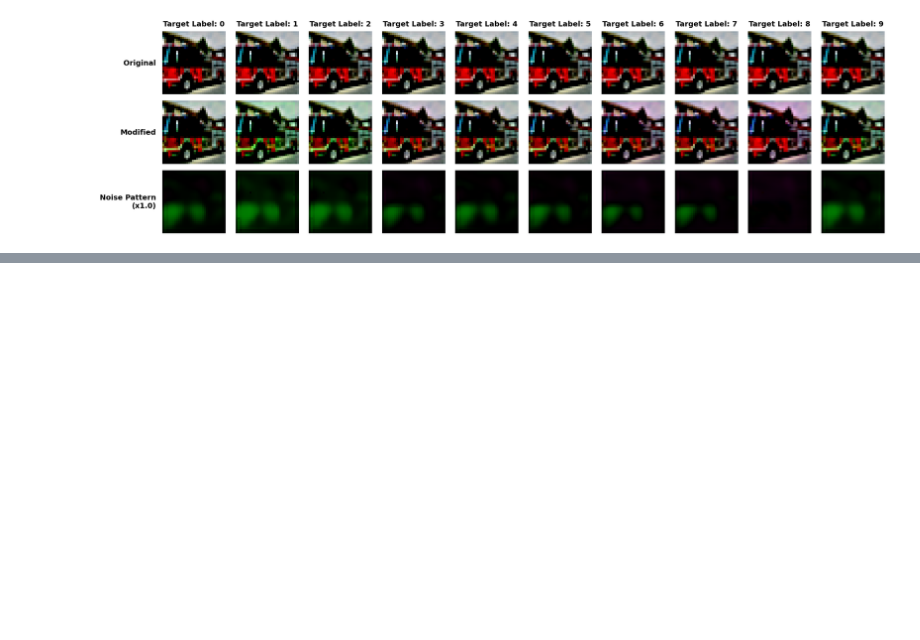
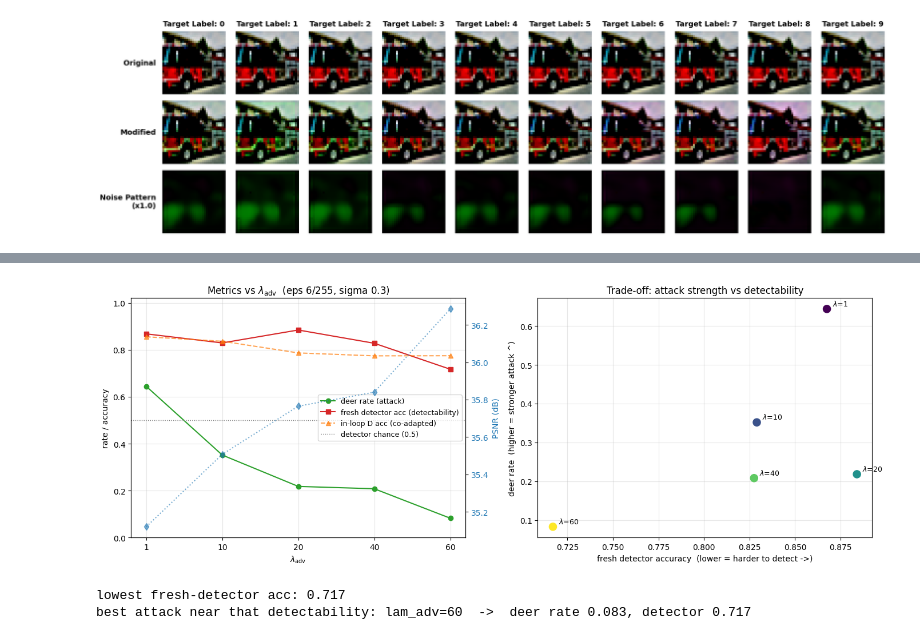
Before and after one commit to nadinehc/FLIP, a Jupyter notebook: encoder_decoder.ipynb, the cells around one changed output, grey strips where cells are left out. Cells and saved outputs as stored; diff of their text form; code cells hidden in the pictures; blank space fills up the shorter version.

```diff
--- a/encoder_decoder.ipynb
+++ b/encoder_decoder.ipynb
@@ -733,0 +1149,18 @@ visualize_label_variations(single_image, encoder_cnn, num_classes=10, amplify_di
+# %%
+def fit_fresh_detector(encoder, epochs=10, lr=2e-4):
+    encoder.eval()
+    det = PoisonDiscriminator().to(device)
+    opt_det = torch.optim.Adam(det.parameters(), lr=lr, betas=(0.5, 0.999))
+    for epoch in range(epochs):
+        det.train()
+        for x, _ in truck_train_loader:
+            x = x.to(device)
+            with torch.no_grad():
+                x_p = quantize_st(encoder(x, sample_deers(x.size(0))[0]))
+            loss, _ = discriminator_loss(det, x, x_p)
+            opt_det.zero_grad(set_to_none=True); loss.backward(); opt_det.step()
+        _, _, _, acc = evaluate_deer_encoder(encoder, truck_test_loader, det)
+        print(f"fresh detector epoch {epoch+1}/{epochs}: test clean-vs-poisoned accuracy {acc:.3f}")
+    return det
+
+fresh_detector = fit_fresh_detector(deer_encoder, epochs=10)
@@ -733,0 +1370,57 @@ visualize_label_variations(single_image, encoder_cnn, num_classes=10, amplify_di
+# %%
+# Visualise the lambda_adv tuning: how each metric moves with lam_adv, and the
+# attack-strength (deer rate) vs detectability (fresh detector) trade-off.
+# Falls back to reading ADV_SWEEP_DIR if adv_results isn't in memory (e.g. after a kernel restart).
+if "adv_results" not in globals():
+    adv_results = {f.replace(".pth", ""): torch.load(f"{ADV_SWEEP_DIR}/{f}", map_location="cpu")
+                   for f in sorted(os.listdir(ADV_SWEEP_DIR)) if f.endswith(".pth")}
+
+runs = sorted(adv_results.values(), key=lambda r: r["config"]["lam_adv"])
+lam = [r["config"]["lam_adv"] for r in runs]
+deer = [float(np.mean(r["history"][-1]["rates"])) for r in runs]
+fresh = [r["fresh_detector_acc"] for r in runs]
+train_d = [r["history"][-1].get("d_acc") for r in runs]
+psnr = [r["history"][-1]["psnr"] for r in runs]
+xpos = range(len(lam))                                   # even spacing (lam_adv includes 0)
+labels = [f"{l:g}" for l in lam]
+
+fig, (axL, axR) = plt.subplots(1, 2, figsize=(14, 5.2))
+
+# --- left: metrics vs lam_adv ---
+axL.plot(xpos, deer, "o-", color="tab:green", label="deer rate (attack)")
+axL.plot(xpos, fresh, "s-", color="tab:red", label="fresh detector acc (detectability)")
+td_x = [i for i, t in zip(xpos, train_d) if t is not None]
+td_y = [t for t in train_d if t is not None]
+axL.plot(td_x, td_y, "^--", color="tab:orange", alpha=0.7, label="in-loop D acc (co-adapted)")
+axL.axhline(0.5, color="grey", ls=":", lw=1, label="detector chance (0.5)")
+axL.set_xticks(list(xpos)); axL.set_xticklabels(labels)
+axL.set_xlabel(r"$\lambda_{\mathrm{adv}}$"); axL.set_ylabel("rate / accuracy")
+axL.set_ylim(0, 1.02); axL.set_title(f"Metrics vs $\\lambda_{{\\mathrm{{adv}}}}$  (eps {round(runs[0]['config']['eps_pixel']*255)}/255, sigma {runs[0]['config']['blur_sigma']})")
+axL.legend(loc="center right", fontsize=9); axL.grid(alpha=0.3)
+axP = axL.twinx()
+axP.plot(xpos, psnr, "d:", color="tab:blue", alpha=0.6)
+axP.set_ylabel("PSNR (dB)", color="tab:blue"); axP.tick_params(axis="y", labelcolor="tab:blue")
+
+# --- right: trade-off, attack (y) vs detectability (x) ---
+sc = axR.scatter(fresh, deer, c=xpos, cmap="viridis", s=90, zorder=3)
+for f, d, lb in zip(fresh, deer, labels):
+    axR.annotate(f"$\\lambda$={lb}", (f, d), textcoords="offset points", xytext=(7, 4), fontsize=9)
+axR.set_xlabel("fresh detector accuracy  (lower = harder to detect ->)")
+axR.set_ylabel("deer rate  (higher = stronger attack ^)")
+axR.set_title("Trade-off: attack strength vs detectability")
+axR.annotate("better", xy=(0.52, max(deer)), xytext=(0.72, max(deer) * 0.62),
+             arrowprops=dict(arrowstyle="->", color="grey"), color="grey", fontsize=10)
+axR.grid(alpha=0.3)
+
+plt.tight_layout(); plt.show()
+
+# Knee: best deer rate among runs whose fresh detector is within 0.02 of the lowest achieved
+best_det = min(fresh)
+cand = [(l, d, f) for l, d, f in zip(lam, deer, fresh) if f <= best_det + 0.02]
+knee = max(cand, key=lambda t: t[1])
+print(f"lowest fresh-detector acc: {best_det:.3f}")
+print(f"best attack near that detectability: lam_adv={knee[0]:g}  ->  deer rate {knee[1]:.3f}, detector {knee[2]:.3f}")
+# %% [output]
+[figure, added]
+lowest fresh-detector acc: 0.717
+best attack near that detectability: lam_adv=60  ->  deer rate 0.083, detector 0.717
```
Also changed, not shown: parts of 25 cells of this notebook, 58 other files.
